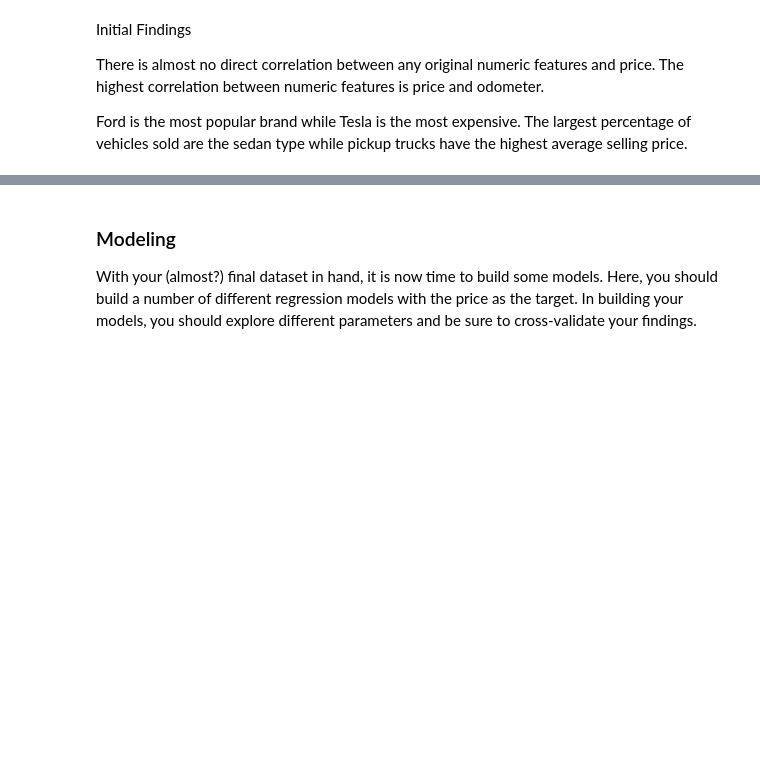
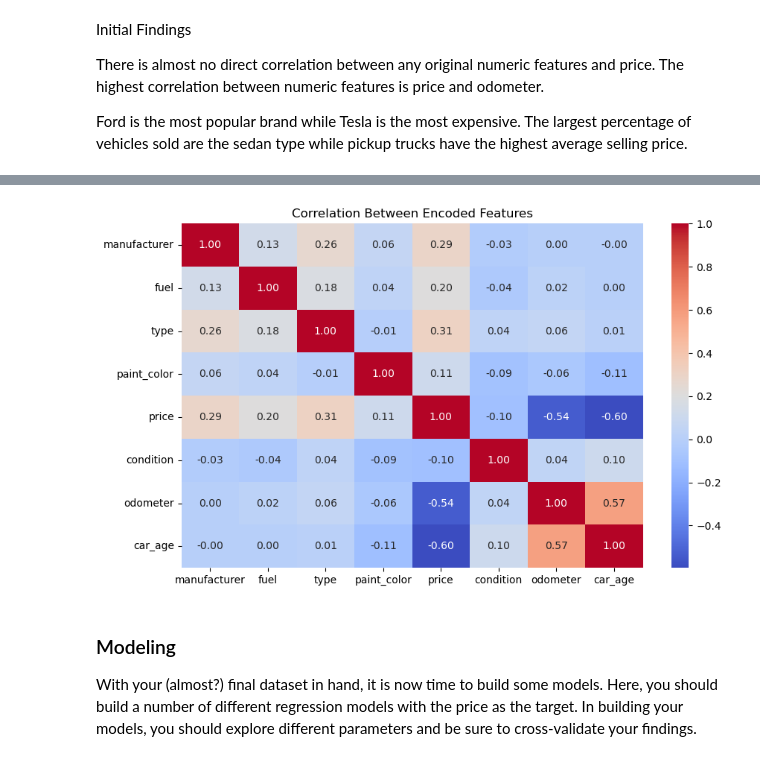
Before and after one commit to stephen-scheiman/PracticalApplicationII, a Jupyter notebook: prompt_II.ipynb, the cells around one changed output, grey strips where cells are left out. Cells and saved outputs as stored; diff of their text form; code cells hidden in the pictures; blank space fills up the shorter version.

```diff
--- a/prompt_II.ipynb
+++ b/prompt_II.ipynb
@@ -299,3 +299,6 @@ Initial Findings
 There is almost no direct correlation between any original numeric features and price. The highest correlation between numeric features is price and odometer.
 
 Ford is the most popular brand while Tesla is the most expensive. The largest percentage of vehicles sold are the sedan type while pickup trucks have the highest average selling price.
+# %%
+target_encoder = TargetEncoder()
+cars_df_enc = target_encoder.fit_transform(cars_df.select_dtypes('object'), cars_df['price']).join(cars_df.select_dtypes('number'))
@@ -302,3 +317,10 @@ Ford is the most popular brand while Tesla is the most expensive. The largest pe
+# %%
+plt.figure(figsize=(10,6))
+sns.heatmap(cars_df_enc.corr(), annot=True, cmap="coolwarm", fmt=".2f")
+plt.title("Correlation Between Encoded Features")
+plt.show()
+# %% [output]
+[figure, added]
 # %% [markdown]
 ### Modeling
 
```
Also changed, not shown: parts of 10 cells of this notebook.
